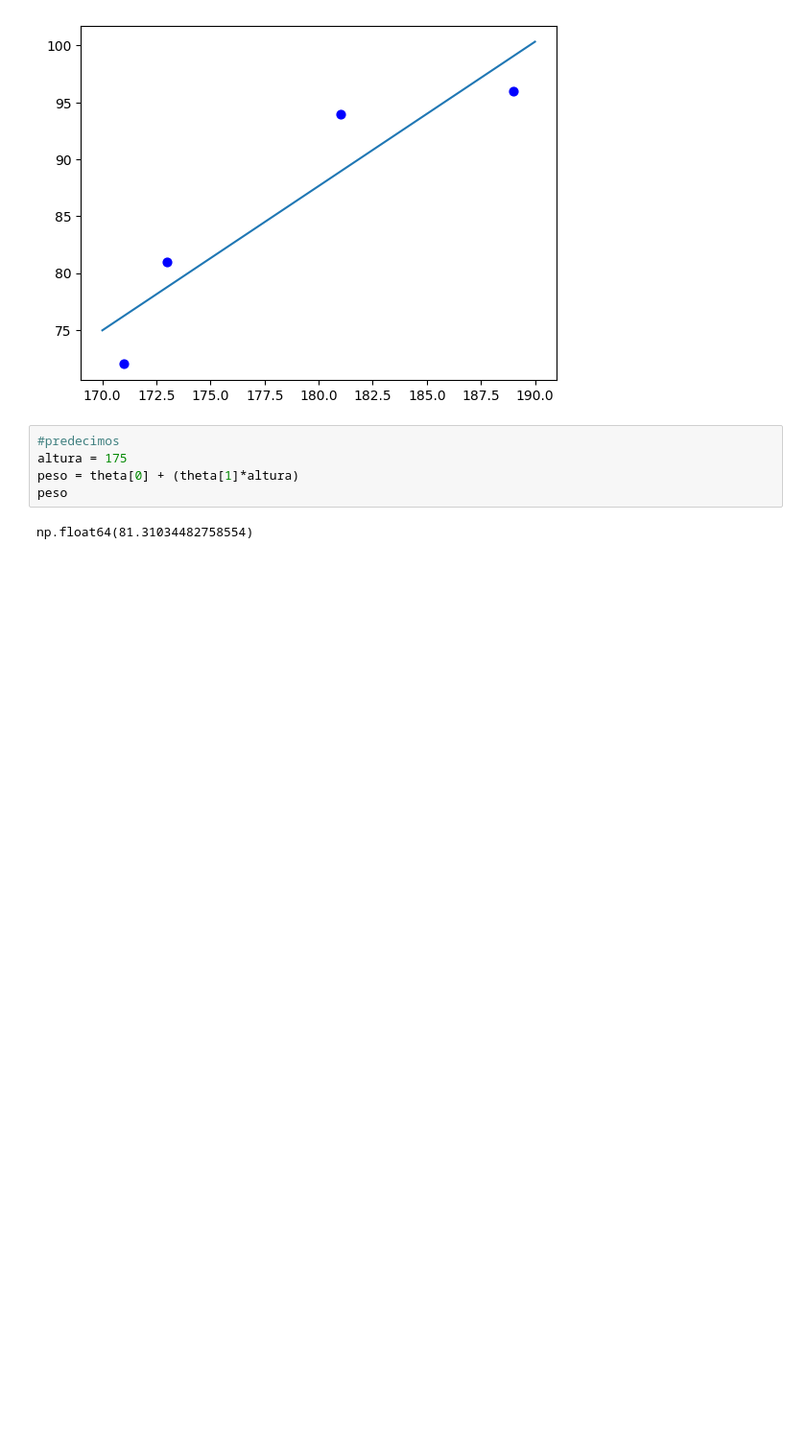
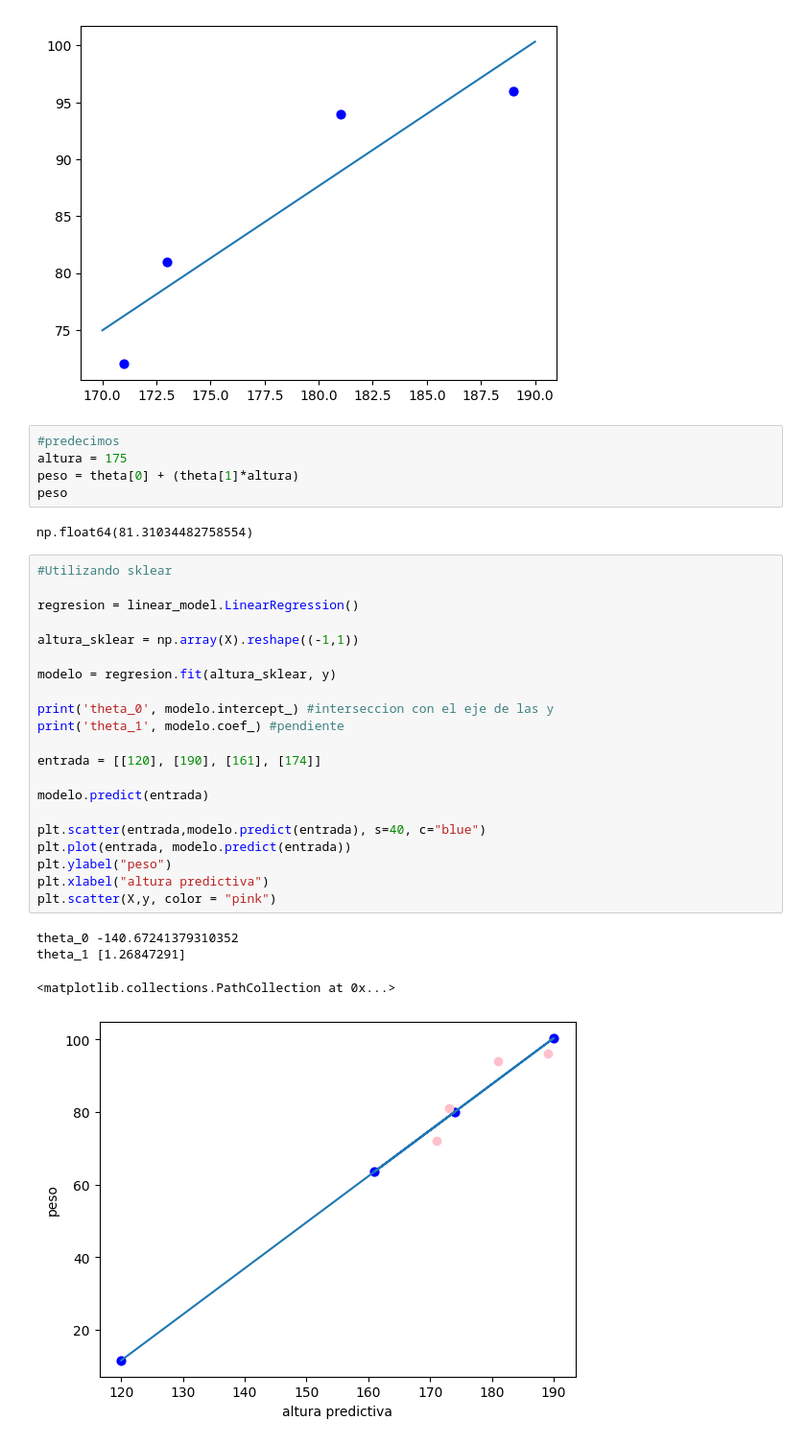
Before and after one commit to gqpenelope/Linear.Regresion, a Jupyter notebook: Linear_regresion_fundamentals.ipynb, the cells around one changed output. Shown at 96% size. Cells and saved outputs as stored; diff of their text form; blank space fills up the shorter version.

```diff
--- a/Linear_regresion_fundamentals.ipynb
+++ b/Linear_regresion_fundamentals.ipynb
@@ -31,3 +32,29 @@ peso = theta[0] + (theta[1]*altura)
 peso
 # %% [output]
 np.float64(81.31034482758554)
+# %%
+#Utilizando sklear
+
+regresion = linear_model.LinearRegression()
+
+altura_sklear = np.array(X).reshape((-1,1))
+
+modelo = regresion.fit(altura_sklear, y)
+
+print('theta_0', modelo.intercept_) #interseccion con el eje de las y
+print('theta_1', modelo.coef_) #pendiente
+
+entrada = [[120], [190], [161], [174]]
+
+modelo.predict(entrada)
+
+plt.scatter(entrada,modelo.predict(entrada), s=40, c="blue")
+plt.plot(entrada, modelo.predict(entrada))
+plt.ylabel("peso")
+plt.xlabel("altura predictiva")
+plt.scatter(X,y, color = "pink")
+# %% [output]
+theta_0 -140.67241379310352
+theta_1 [1.26847291]
+<matplotlib.collections.PathCollection at 0x...>
+[figure, added]
```
Also changed, not shown: parts of 2 cells of this notebook.
